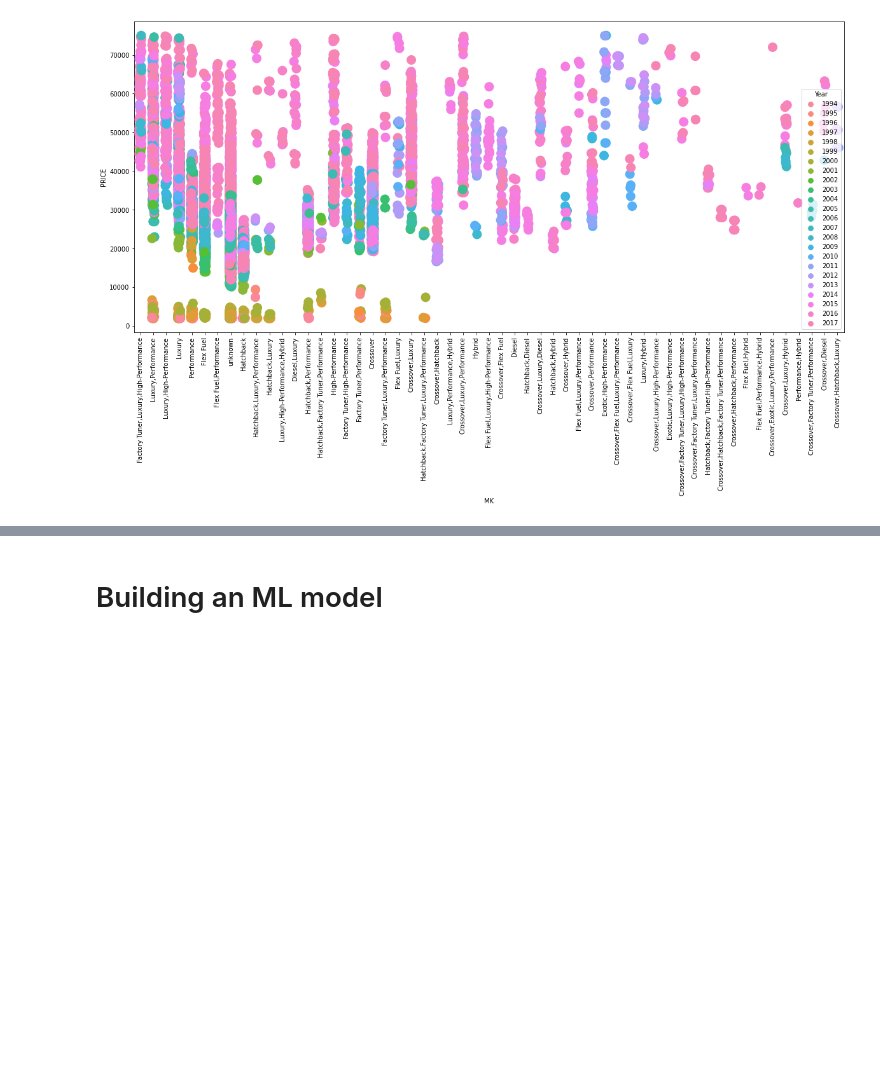
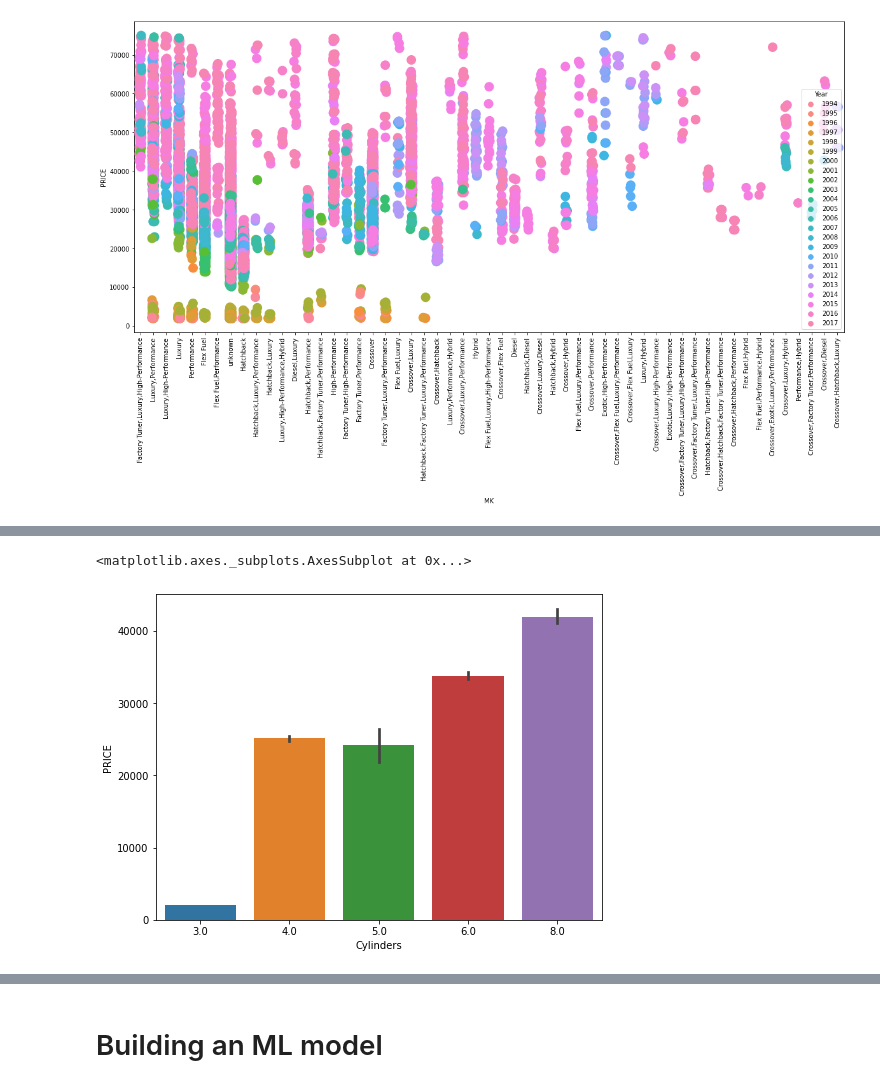
Before and after one commit to Sahiti99/EDA-on-cardata, a Jupyter notebook: Untitled1.ipynb, the cells around one changed output, grey strips where cells are left out. Cells and saved outputs as stored; diff of their text form; code cells hidden in the pictures; blank space fills up the shorter version.

```diff
--- a/Untitled1.ipynb
+++ b/Untitled1.ipynb
@@ -429,0 +428,6 @@ sns.stripplot(x=df['Year'],y=df['PRICE'],size=10)
+# %%
+plt.figure(figsize=(8,6))
+sns.barplot(df['Cylinders'],df['PRICE'])
+# %% [output]
+<matplotlib.axes._subplots.AxesSubplot at 0x...>
+[figure, added]
```
Also changed, not shown: parts of 15 cells of this notebook.
